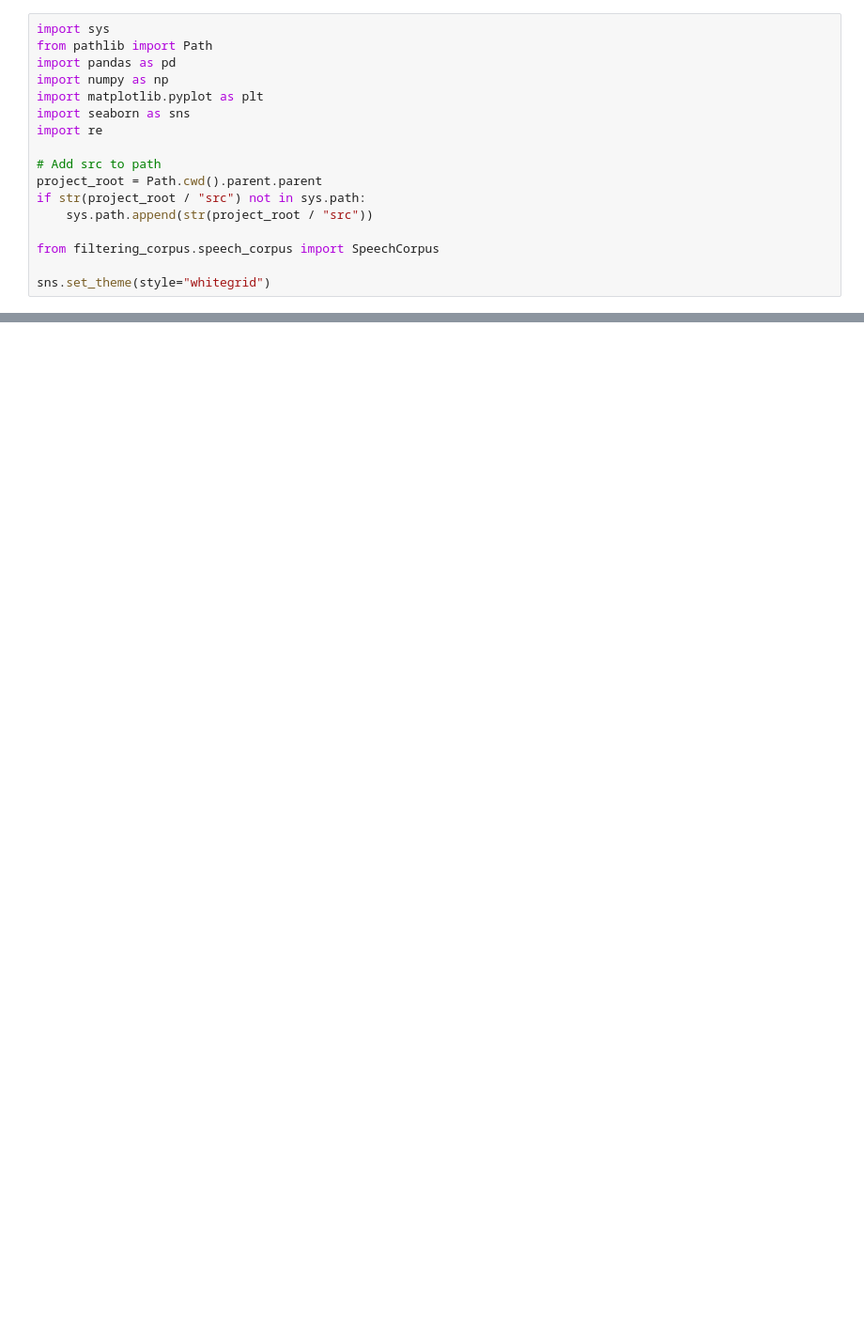
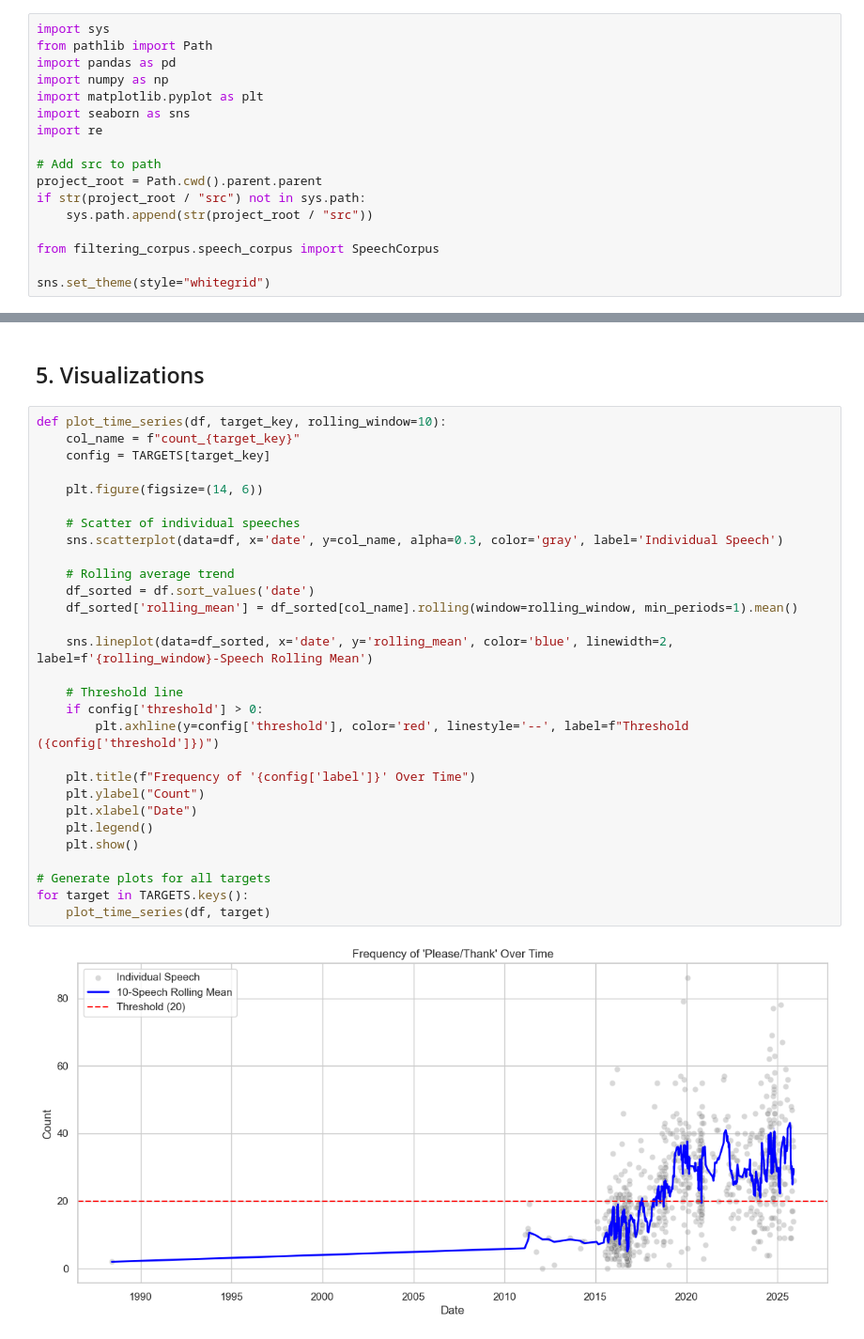
Before and after one commit to NgrimaldiN/Getting-in-Trump-s-Head, a Jupyter notebook: notebooks/Polymarket/predict-please-thank-occurence.ipynb, the cells around one changed output, grey strips where cells are left out. Shown at 94% size. Drawn from its saved outputs; the diff is of its cells as text; blank space fills up the shorter version.

```diff
--- a/notebooks/Polymarket/predict-please-thank-occurence.ipynb
+++ b/notebooks/Polymarket/predict-please-thank-occurence.ipynb
@@ -284,0 +160,33 @@ Name: total_count, dtype: int64
+# %% [markdown]
+## 5. Visualizations
+# %%
+def plot_time_series(df, target_key, rolling_window=10):
+    col_name = f"count_{target_key}"
+    config = TARGETS[target_key]
+
+    plt.figure(figsize=(14, 6))
+
+    # Scatter of individual speeches
+    sns.scatterplot(data=df, x='date', y=col_name, alpha=0.3, color='gray', label='Individual Speech')
+
+    # Rolling average trend
+    df_sorted = df.sort_values('date')
+    df_sorted['rolling_mean'] = df_sorted[col_name].rolling(window=rolling_window, min_periods=1).mean()
+
+    sns.lineplot(data=df_sorted, x='date', y='rolling_mean', color='blue', linewidth=2, label=f'{rolling_window}-Speech Rolling Mean')
+
+    # Threshold line
+    if config['threshold'] > 0:
+        plt.axhline(y=config['threshold'], color='red', linestyle='--', label=f"Threshold ({config['threshold']})")
+
+    plt.title(f"Frequency of '{config['label']}' Over Time")
+    plt.ylabel("Count")
+    plt.xlabel("Date")
+    plt.legend()
+    plt.show()
+
+# Generate plots for all targets
+for target in TARGETS.keys():
+    plot_time_series(df, target)
+# %% [output]
+[figure, added]
```
Also changed, not shown: parts of 27 cells of this notebook.
